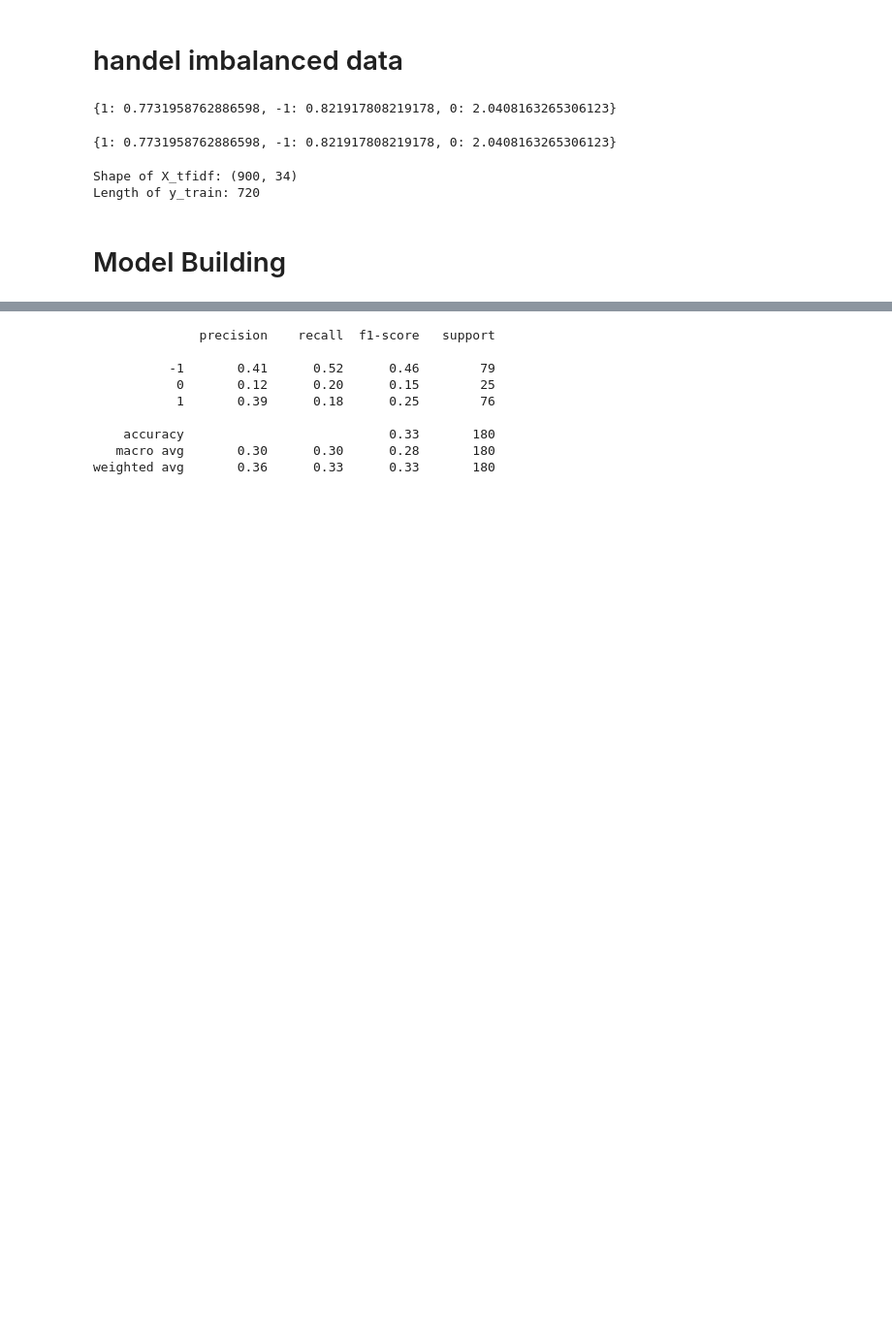
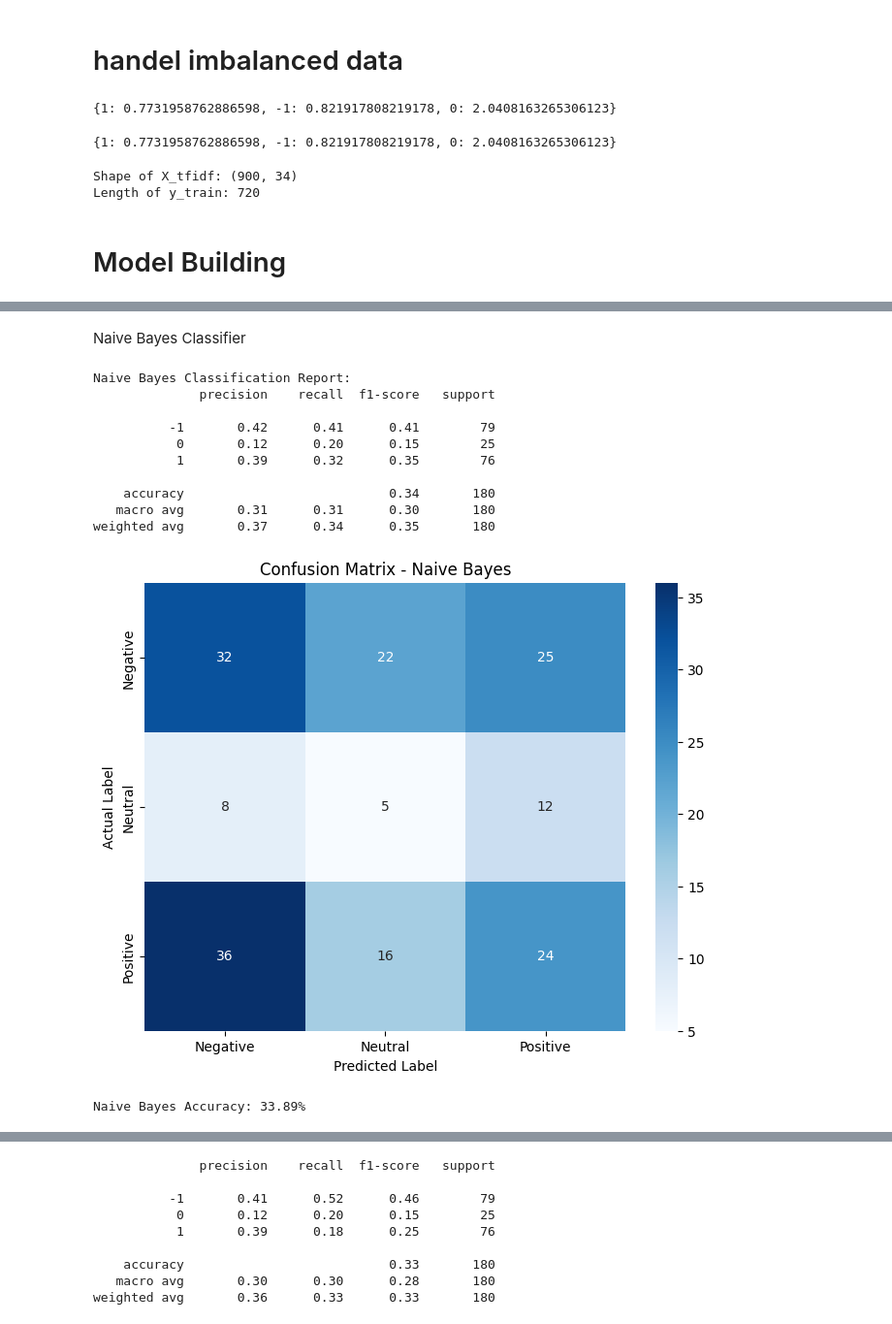
Before and after one commit to virenemmanuel/NLP-Sentiment-Analysis-on-Healthcare-Reviews, a Jupyter notebook: Sentiment.ipynb, the cells around one changed output, grey strips where cells are left out. Shown at 97% size. Drawn from its saved outputs; the diff is of its cells as text; code cells hidden in the pictures; blank space fills up the shorter version.

```diff
--- a/Sentiment.ipynb
+++ b/Sentiment.ipynb
@@ -177,0 +220,40 @@ Length of y_train: 720
+# %% [markdown]
+Naive Bayes Classifier
+# %%
+from sklearn.naive_bayes import MultinomialNB
+
+# Initialize Naive Bayes model
+nb_model = MultinomialNB()
+nb_model.fit(X_train_smote, y_train_smote)
+
+# Make predictions on the test set
+y_pred_nb = nb_model.predict(X_test)
+
+# Evaluate the model
+nb_accuracy = accuracy_score(y_test, y_pred_nb)
+print("Naive Bayes Classification Report:")
+print(classification_report(y_test, y_pred_nb))
+
+# Confusion Matrix
+conf_matrix_nb = confusion_matrix(y_test, y_pred_nb)
+plt.figure(figsize=(8,6))
+sns.heatmap(conf_matrix_nb, annot=True, fmt='d', cmap='Blues', xticklabels=['Negative', 'Neutral', 'Positive'], yticklabels=['Negative', 'Neutral', 'Positive'])
+plt.ylabel('Actual Label')
+plt.xlabel('Predicted Label')
+plt.title('Confusion Matrix - Naive Bayes')
+plt.show()
+
+print(f'Naive Bayes Accuracy: {nb_accuracy * 100:.2f}%')
+# %% [output]
+Naive Bayes Classification Report:
+              precision    recall  f1-score   support
+
+          -1       0.42      0.41      0.41        79
+           0       0.12      0.20      0.15        25
+           1       0.39      0.32      0.35        76
+
+    accuracy                           0.34       180
+   macro avg       0.31      0.31      0.30       180
+weighted avg       0.37      0.34      0.35       180
+[figure, added]
+Naive Bayes Accuracy: 33.89%
```
Also changed, not shown: parts of 6 cells of this notebook.
